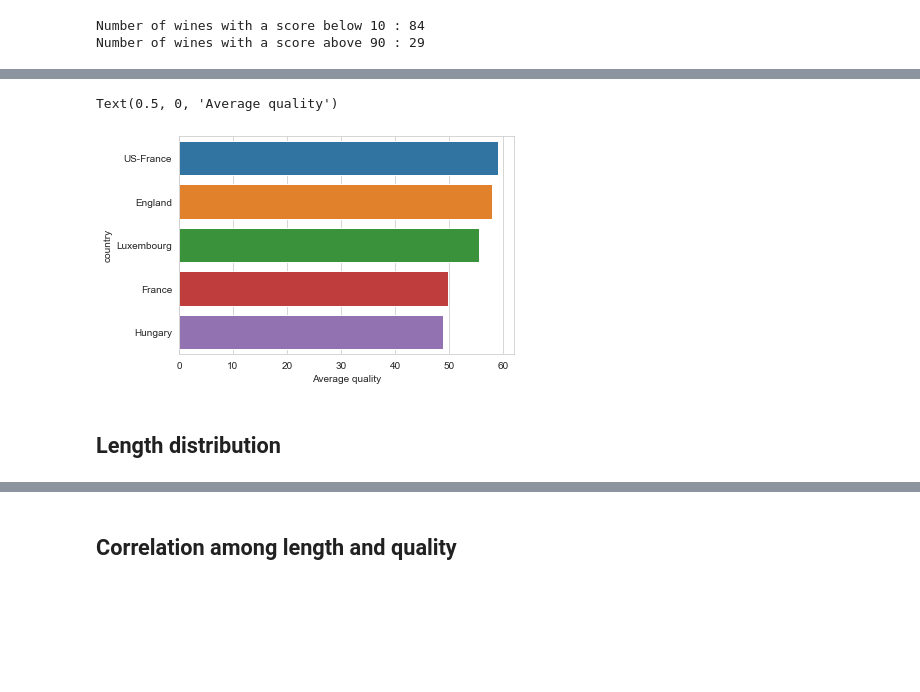
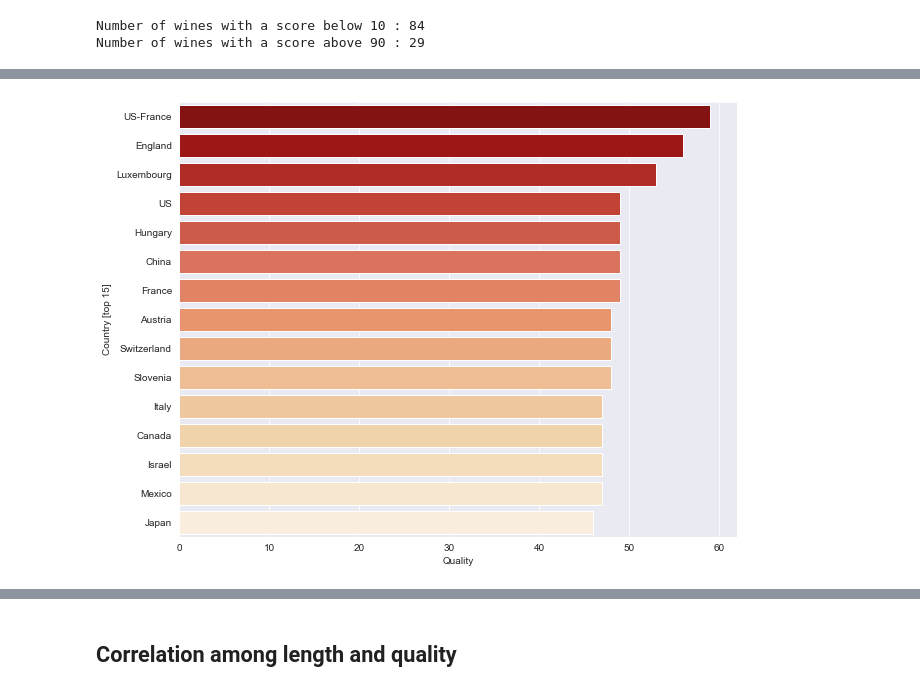
Before and after one commit to francescodisalvo05/wine-quality-prediction, a Jupyter notebook: EDA.ipynb, the cells around one changed output, grey strips where cells are left out. Drawn from its saved outputs; the diff is of its cells as text; code cells hidden in the pictures; blank space fills up the shorter version.

```diff
--- a/EDA.ipynb
+++ b/EDA.ipynb
@@ -7,7 +7,7 @@ import seaborn as sns
 
 from collections import Counter
 
-sns.set_style("whitegrid")
+sns.set_style("darkgrid")
 # %%
 def loadData(directory):
 
@@ -266,10 +268,10 @@ Text(0.5, 0, 'Number of collected wines')
 # %%
-## it is strongly affected by the frequency!! Hilight it
-avg_df_country = X_dev.groupby('country').mean().sort_values(by="quality",ascending=False)[:5]
-sns.barplot(x=avg_df_country.values.reshape(1,-1)[0], y=avg_df_country.index)
-plt.xlabel("Average quality")
+fig, ax = plt.subplots(figsize=(10, 8))
+
+avg_df_country = X_dev.groupby('country').median().sort_values(by="quality",ascending=False)[:15]
+sns.barplot(ax=ax, x=avg_df_country.values.reshape(1,-1)[0], y=avg_df_country.index, palette="OrRd_r")
+plt.xlabel("Quality")
+plt.ylabel("Country [top 15]")
+plt.savefig('Images/Image2.svg', format="svg")
 # %% [output]
-Text(0.5, 0, 'Average quality')
-[figure, old version]
+[figure, new version]
-# %% [markdown]
-## Length distribution
```
Also changed, not shown: parts of 27 cells of this notebook, 11 other files.
